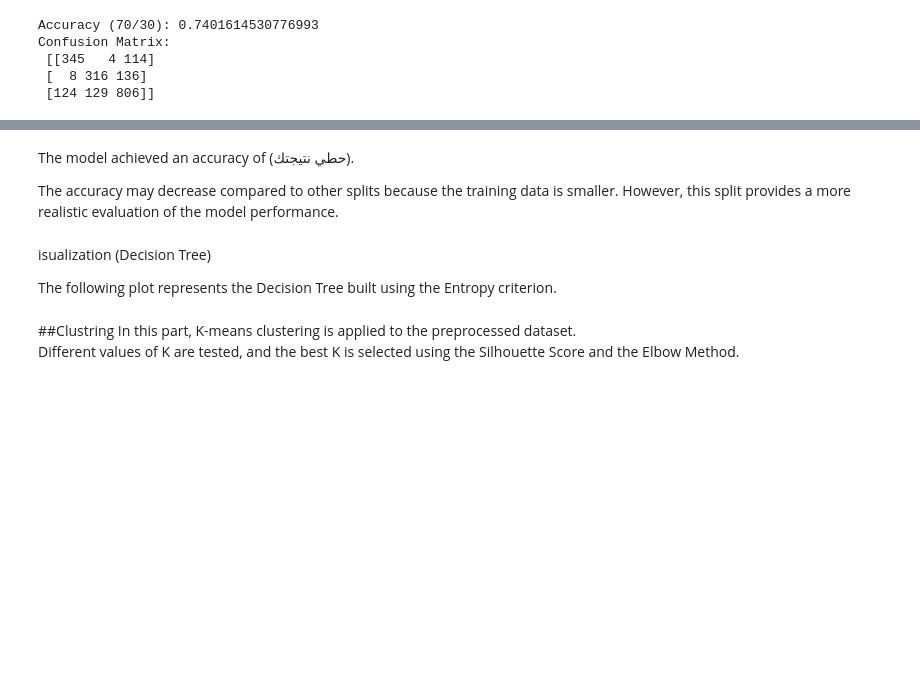
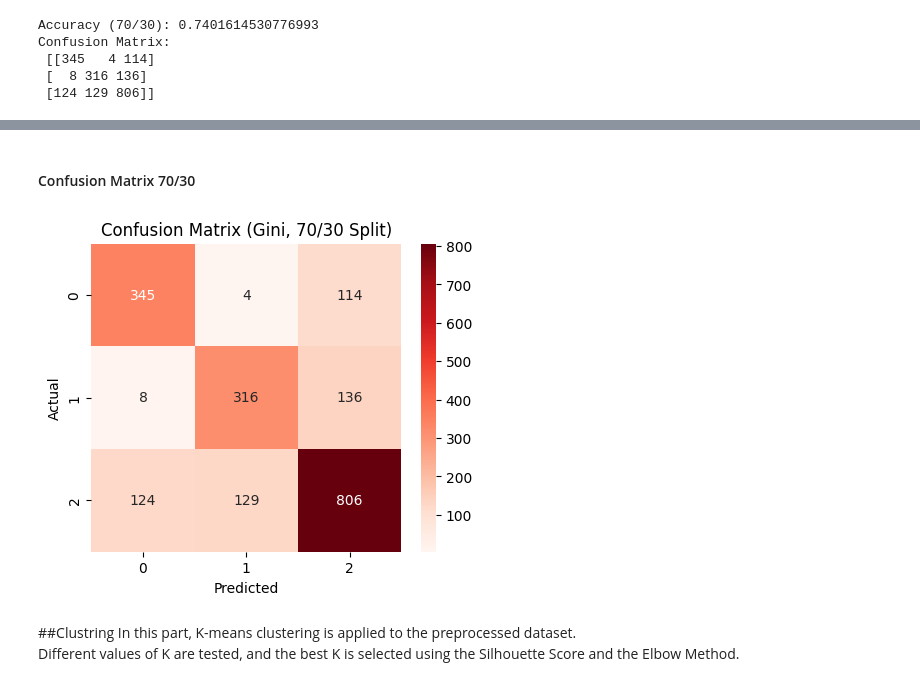
Before and after one commit to leeno-ob/IT326-project, a Jupyter notebook: Phase3.ipynb, the cells around one changed output, grey strips where cells are left out. Saved outputs shown, nothing was run; the diff lists cells and outputs as text; code cells hidden in the pictures; blank space fills up the shorter version.

```diff
--- a/Phase3.ipynb
+++ b/Phase3.ipynb
@@ -210,25 +177,0 @@ This allows a larger portion of data for testing, leading to a more realistic ev
-# %%
-X_train_70, X_test_30, y_train_70, y_test_30 = train_test_split(
-    X, y, test_size=0.30, random_state=42
-)
-
-model_entropy_70 = DecisionTreeClassifier(criterion="entropy", random_state=42)
-model_entropy_70.fit(X_train_70, y_train_70)
-
-y_pred_70 = model_entropy_70.predict(X_test_30)
-
-acc_70 = accuracy_score(y_test_30, y_pred_70)
-cm_70 = confusion_matrix(y_test_30, y_pred_70)
-
-print("Accuracy:", acc_70)
-print("Confusion Matrix:\n", cm_70)
-# %% [markdown]
-The model achieved an accuracy of (حطي نتيجتك).
-
-The accuracy may decrease compared to other splits because the training data is smaller.
-However, this split provides a more realistic evaluation of the model performance.
-# %% [markdown]
-isualization (Decision Tree)
-
-
-The following plot represents the Decision Tree built using the Entropy criterion.
@@ -243,3 +178,14 @@ plt.show()
+# %% [markdown]
+#### Confusion Matrix 70/30
+# %%
+plt.figure(figsize=(5,4))
+sns.heatmap(cm_70, annot=True, fmt="d", cmap="Reds")
+plt.title("Confusion Matrix (Gini, 70/30 Split)")
+plt.xlabel("Predicted")
+plt.ylabel("Actual")
+plt.show()
+# %% [output]
+[figure, added]
 # %% [markdown]
 ##Clustring
 In this part, K-means clustering is applied to the preprocessed dataset.
```
Also changed, not shown: parts of 16 cells of this notebook.
